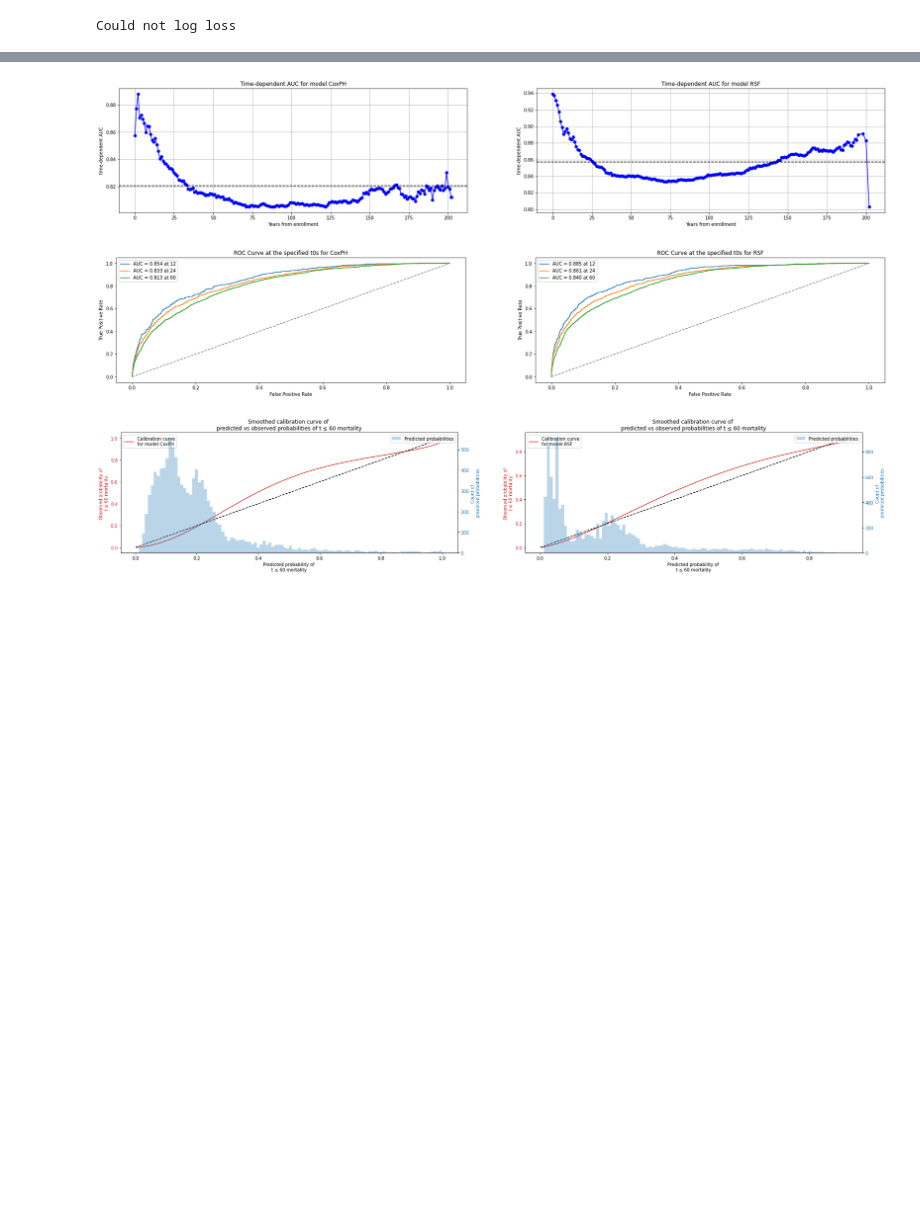
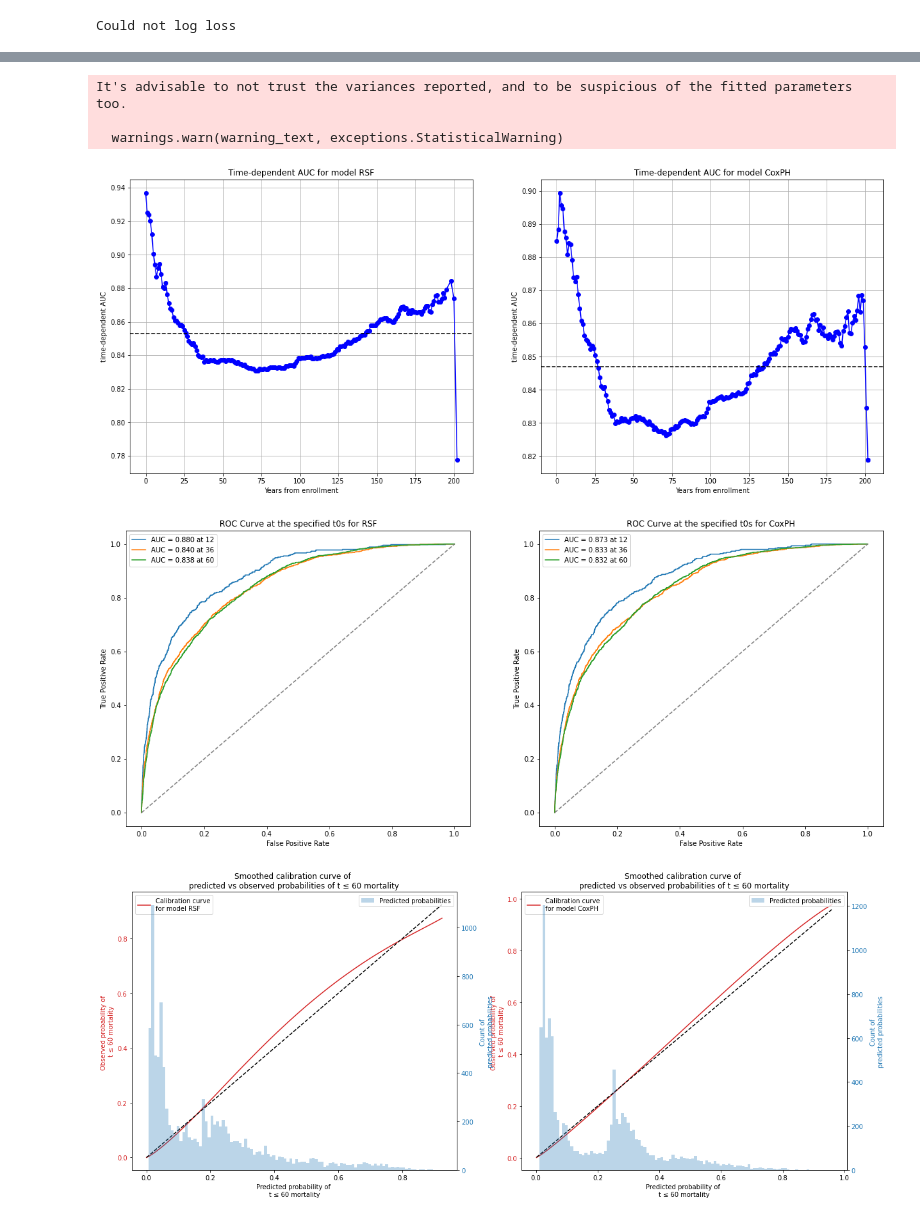
Before and after one commit to CarlosHernandezP/xai-healthcare, a Jupyter notebook: Notebooks/obtain_plots.ipynb, the cells around one changed output, grey strips where cells are left out. Cells and saved outputs as stored; diff of their text form; code cells hidden in the pictures; blank space fills up the shorter version.

```diff
--- a/Notebooks/obtain_plots.ipynb
+++ b/Notebooks/obtain_plots.ipynb
@@ -23,3 +20,7 @@ The autoreload extension is already loaded. To reload it, use:
 # %%
 _,_,data, labels = obtain_data_cval(dl=False)
 _,_, data_dl, labels_dl = obtain_data_cval(dl=True)
+
+deep_copy_data= copy.deepcopy(data)
+data_dh= copy.deepcopy(data)
+labels_dh = copy.deepcopy(labels_dl)
@@ -64,8 +88,8 @@ test_df = pd.DataFrame({'event': test_events, 'duration': test_times})
 # %%
 # Train deepsurv model
-rsf_cindex, rsf_brier, rsf_model = use_ml_models(data, labels, args)
+rsf_cindex, rsf_brier, rsf_model = use_ml_models(data, labels, args_rsf)
 # %%
 # Train the DeepSurv model
-ds_cindex, ds_brier,log, ds_model = use_dl(data_dl, labels_dl, args)
+ds_cindex, ds_brier, log_ds, ds_model = use_dl(data_dl, labels_dl, args_ds)
 # %% [output]
 Could not log loss
@@ -72,22 +104,38 @@ Could not log loss
 # %%
-fig, axs = plt.subplots(nrows=1, ncols=2, figsize=(30, 5), gridspec_kw={'hspace': 0.5})
-fig_2, axs_2 = plt.subplots(nrows=1, ncols=2, figsize=(30, 5), gridspec_kw={'hspace': 0.5})
-fig_3, axs_3 = plt.subplots(nrows=1, ncols=2, figsize=(30, 5), gridspec_kw={'hspace': 0.5, 'wspace': 0.2})
+#deep_copy_data = copy.deepcopy(data)
+train_times = [x[1] for x in labels[0]]
+train_events = [x[0] for x in labels[0]]
+
+test_times = [x[1] for x in labels[1]]
+test_events = [x[0] for x in labels[1]]
+
+
+train_df = pd.DataFrame({'event': train_events, 'duration': train_times})
+test_df = pd.DataFrame({'event': test_events, 'duration': test_times})
+
+
+
+fig, axs = plt.subplots(nrows=1, ncols=2, figsize=(20, 8), gridspec_kw={'hspace': 0.5})
+fig_2, axs_2 = plt.subplots(nrows=1, ncols=2, figsize=(20, 8), gridspec_kw={'hspace': 0.5})
+fig_3, axs_3 = plt.subplots(nrows=1, ncols=2, figsize=(20, 8), gridspec_kw={'hspace': 0.5, 'wspace': 0.2})
 
 X_train = deep_copy_data[0]
 X_test = deep_copy_data[1]
 
 
-for i, model in enumerate([ds_model, rsf_model]):
+for i, model in enumerate([rsf_model, ds_model]):
     ax = axs[i]
     ax_2 = axs_2[i]
     ax_3 = axs_3[i]
     plot_time_auc(model, X_test, train_df, test_df, ax=ax)
-    plot_survival_roc_curve(model, X_test, test_df, times_plot = [12,12*2,12*5], ax=ax_2)
+    plot_survival_roc_curve(model, X_test, test_df, times_plot = [12,12*3,12*5], ax=ax_2)
     #plot_calibration_curve(model, X_test, test_df, [5], ax=ax_3)
     _ = survival_probability_calibration(model, X_test, test_df, 60, ax=ax_3)
 # %% [output]
+It's advisable to not trust the variances reported, and to be suspicious of the fitted parameters too.
+
+  warnings.warn(warning_text, exceptions.StatisticalWarning)
-[figure, old version]
+[figure, new version]
-[figure, old version]
+[figure, new version]
-[figure, old version]
+[figure, new version]
 # %%
```
Also changed, not shown: parts of 7 cells of this notebook, 8 other files.
